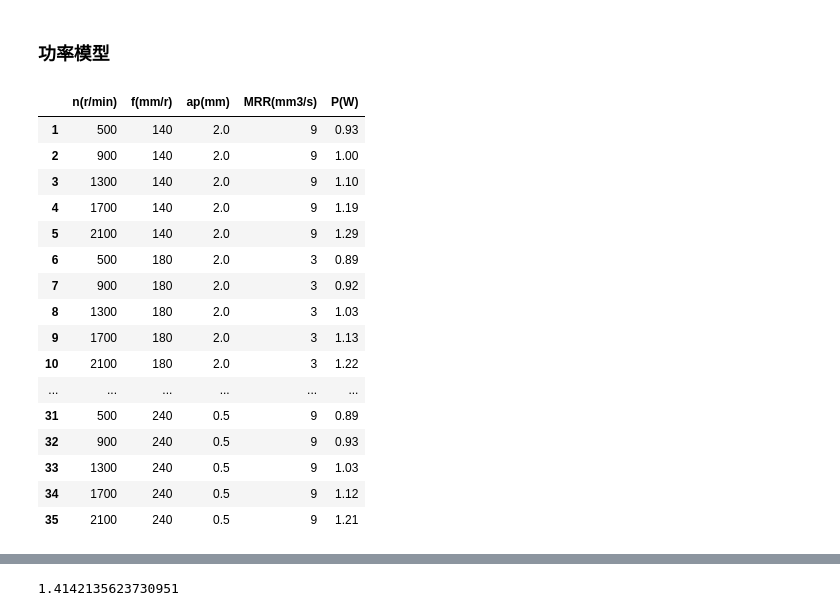
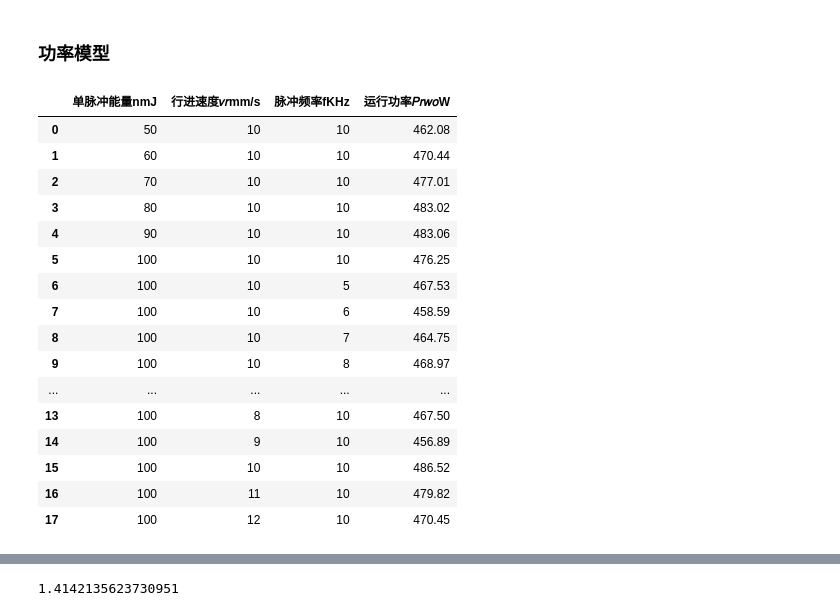
Before and after one commit to zhaziqwe/digital_workshop_predict_model, a Jupyter notebook: 功率模型.ipynb, the cells around one changed output, grey strips where cells are left out. Drawn from its saved outputs; the diff is of its cells as text; code cells hidden in the pictures.

```diff
--- a/功率模型.ipynb
+++ b/功率模型.ipynb
@@ -14,23 +14,0 @@ from tqdm import tqdm
-# %%
-#读取文件，换成data_1即可测试另一个数据集
-data = pd.read_csv(
-    './data_1.csv', header=0,names=['n(r/min)', 'f(mm/r)', 'ap(mm)', 'MRR(mm3/s)', 'P(W)'])
-data
-# %% [output]
-|  | n(r/min) | f(mm/r) | ap(mm) | MRR(mm3/s) | P(W) |
-| 1 | 500 | 140 | 2.0 | 9 | 0.93 |
-| 2 | 900 | 140 | 2.0 | 9 | 1.00 |
-| 3 | 1300 | 140 | 2.0 | 9 | 1.10 |
-| 4 | 1700 | 140 | 2.0 | 9 | 1.19 |
-| 5 | 2100 | 140 | 2.0 | 9 | 1.29 |
-| 6 | 500 | 180 | 2.0 | 3 | 0.89 |
-| 7 | 900 | 180 | 2.0 | 3 | 0.92 |
-| 8 | 1300 | 180 | 2.0 | 3 | 1.03 |
-| 9 | 1700 | 180 | 2.0 | 3 | 1.13 |
-| 10 | 2100 | 180 | 2.0 | 3 | 1.22 |
-| ... | ... | ... | ... | ... | ... |
-| 31 | 500 | 240 | 0.5 | 9 | 0.89 |
-| 32 | 900 | 240 | 0.5 | 9 | 0.93 |
-| 33 | 1300 | 240 | 0.5 | 9 | 1.03 |
-| 34 | 1700 | 240 | 0.5 | 9 | 1.12 |
-| 35 | 2100 | 240 | 0.5 | 9 | 1.21 |
@@ -36,0 +29,22 @@ data
+# %%
+data = pd.read_excel(xfilename)
+data = pd.read_excel(xfilename, usecols=range(1, len(data.columns)))
+data
+# %% [output]
+|  | 单脉冲能量nmJ | 行进速度𝑣𝑟mm/s | 脉冲频率fKHz | 运行功率𝑃𝑟𝑤𝑜W |
+| 0 | 50 | 10 | 10 | 462.08 |
+| 1 | 60 | 10 | 10 | 470.44 |
+| 2 | 70 | 10 | 10 | 477.01 |
+| 3 | 80 | 10 | 10 | 483.02 |
+| 4 | 90 | 10 | 10 | 483.06 |
+| 5 | 100 | 10 | 10 | 476.25 |
+| 6 | 100 | 10 | 5 | 467.53 |
+| 7 | 100 | 10 | 6 | 458.59 |
+| 8 | 100 | 10 | 7 | 464.75 |
+| 9 | 100 | 10 | 8 | 468.97 |
+| ... | ... | ... | ... | ... |
+| 13 | 100 | 8 | 10 | 467.50 |
+| 14 | 100 | 9 | 10 | 456.89 |
+| 15 | 100 | 10 | 10 | 486.52 |
+| 16 | 100 | 11 | 10 | 479.82 |
+| 17 | 100 | 12 | 10 | 470.45 |
```
Also changed, not shown: parts of 13 cells of this notebook, 4 other files.
